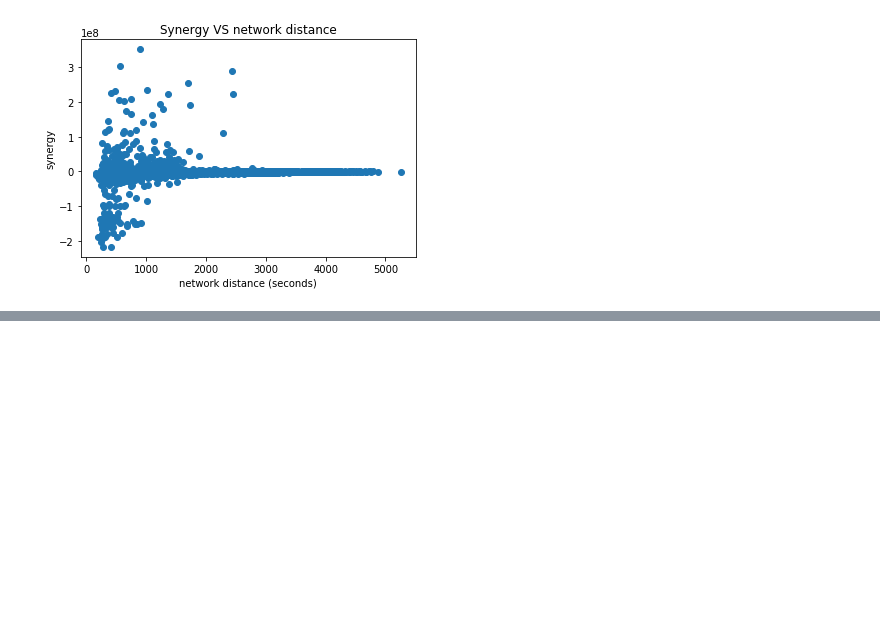
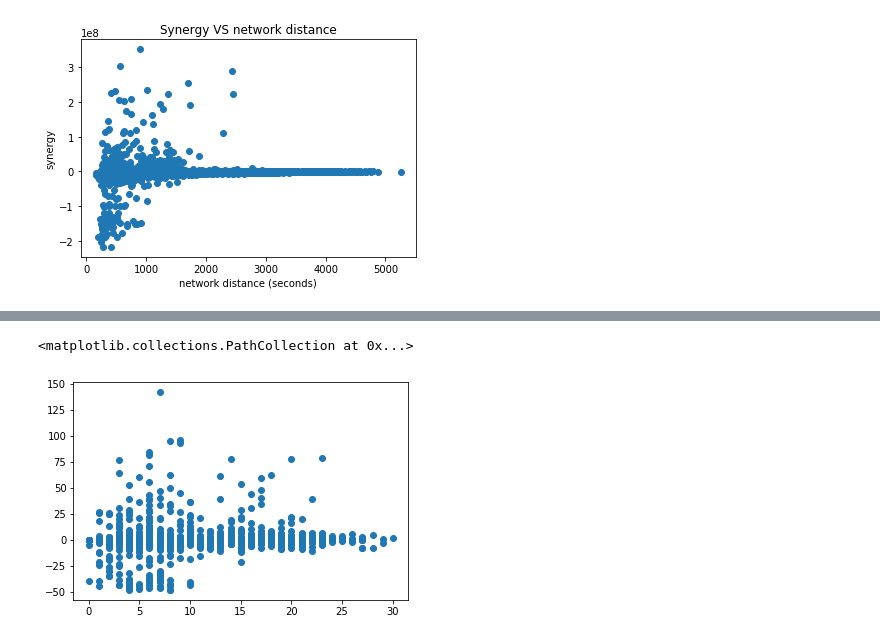
Before and after one commit to yuanviola/nyc_subway_network, a Jupyter notebook: synergy_effect_explanation_Jackard_similary.ipynb, the cells around one changed output, grey strips where cells are left out. Drawn from its saved outputs; the diff is of its cells as text; code cells hidden in the pictures; blank space fills up the shorter version.

```diff
--- a/synergy_effect_explanation_Jackard_similary.ipynb
+++ b/synergy_effect_explanation_Jackard_similary.ipynb
@@ -203,0 +246,15 @@ WARNING:root:Too few points to create valid contours
+# %%
+synergy = synergy.merge(master_node.rename(columns={'master_node_id':'station_0',
+                           'station_within_half_mile':'stations_in_buffer_0'})[['station_0',
+                                                                                'stations_in_buffer_0']],
+             on='station_0')
+
+synergy = synergy.merge(master_node.rename(columns={'master_node_id':'station_1',
+                           'station_within_half_mile':'stations_in_buffer_1'})[['station_1',
+                                                                                'stations_in_buffer_1']],
+             on='station_1')
+# %%
+plt.scatter(synergy['stations_in_buffer_0']+synergy['stations_in_buffer_1'],synergy['percent(%)'])
+# %% [output]
+<matplotlib.collections.PathCollection at 0x...>
+[figure, added]
```
Also changed, not shown: parts of 21 cells of this notebook.
